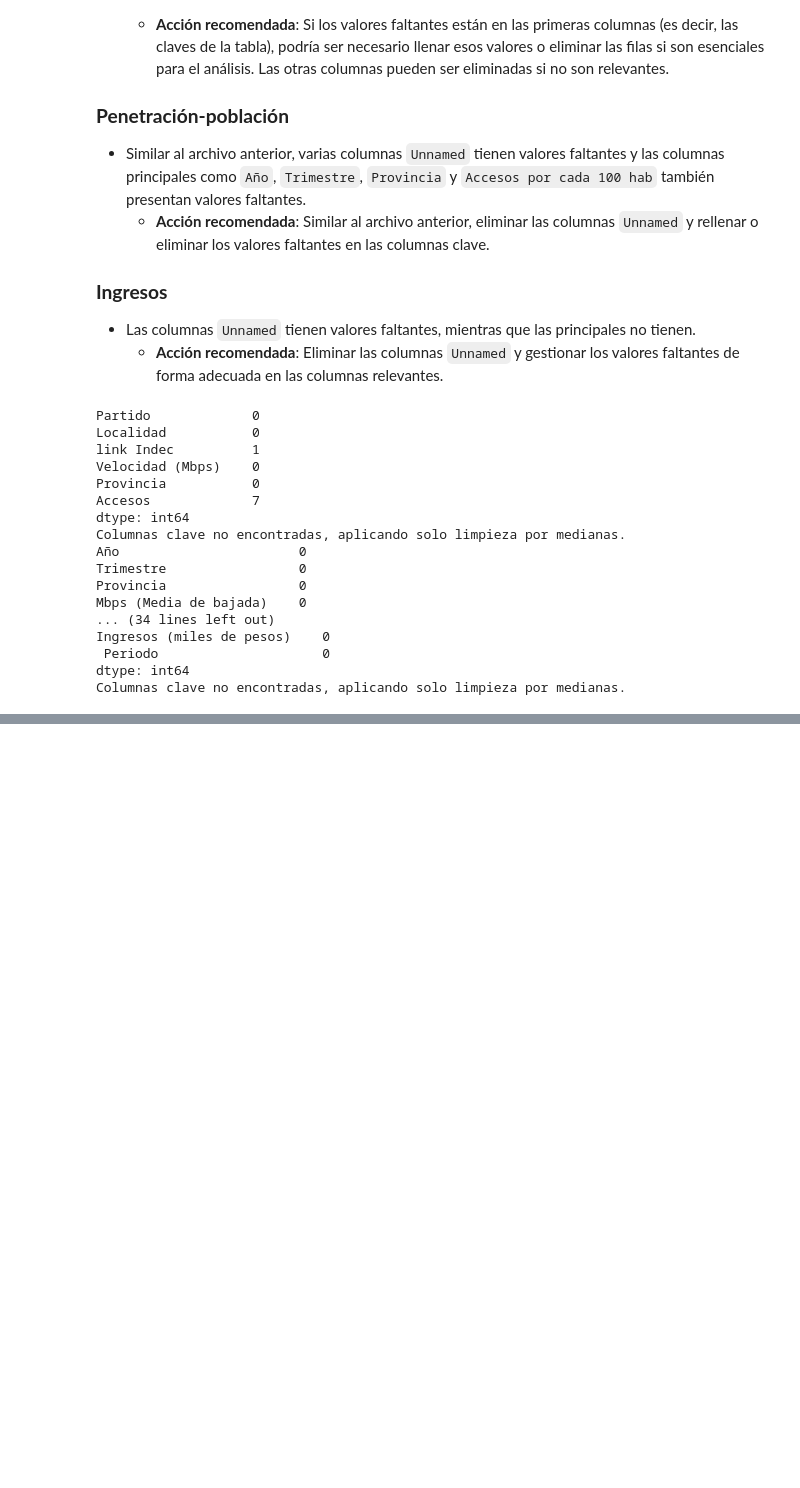
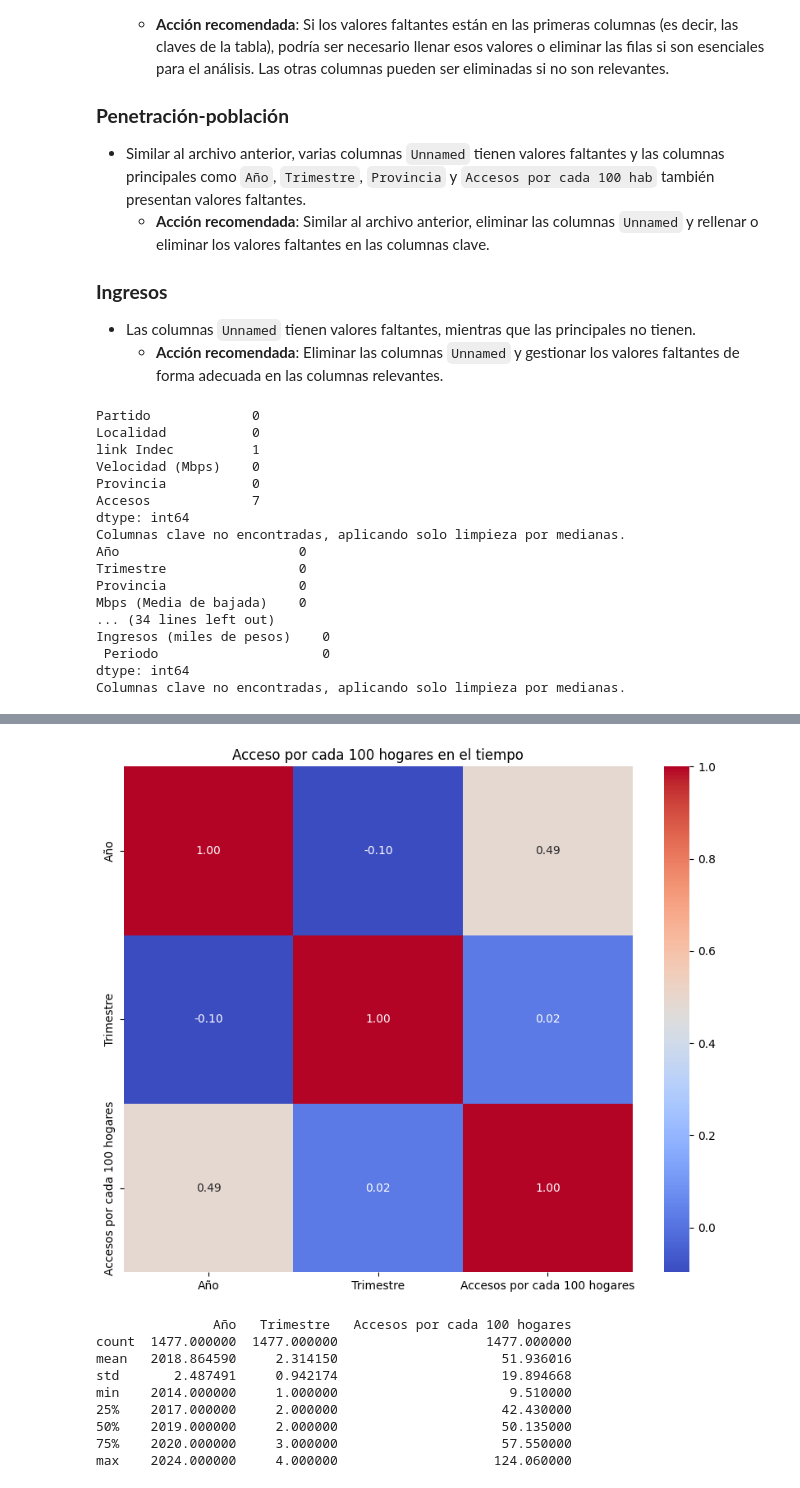
Before and after one commit to The-greenpanter/segundo_Proyecto_Individual, a Jupyter notebook: notebooks/ETL.ipynb, the cells around one changed output, grey strips where cells are left out. Cells and saved outputs as stored; diff of their text form; code cells hidden in the pictures; blank space fills up the shorter version.

```diff
--- a/notebooks/ETL.ipynb
+++ b/notebooks/ETL.ipynb
@@ -183,0 +209,29 @@ ingresos.to_csv(path+'Ingresos_limpio.csv', index=False)
+# %%
+def analizar_correlaciones(df):
+    # Seleccionar solo las columnas numéricas
+    df_numerico = df.select_dtypes(include=['float64', 'int64'])
+
+    # Correlación entre las variables numéricas
+    correlaciones = df_numerico.corr()
+
+    # Mostrar el heatmap de correlaciones
+    plt.figure(figsize=(10, 8))
+    sns.heatmap(correlaciones, annot=True, cmap='coolwarm', fmt='.2f')
+    plt.title('Acceso por cada 100 hogares en el tiempo')
+    plt.show()
+
+# Aplicar análisis de correlaciones
+analizar_correlaciones(penetracionHogares)
+obtener_estadisticas(penetracionHogares)
+visualizar_distribuciones(penetracionHogares)
+# %% [output]
+[figure, added]
+               Año   Trimestre   Accesos por cada 100 hogares
+count  1477.000000  1477.000000                   1477.000000
+mean   2018.864590     2.314150                     51.936016
+std       2.487491     0.942174                     19.894668
+min    2014.000000     1.000000                      9.510000
+25%    2017.000000     2.000000                     42.430000
+50%    2019.000000     2.000000                     50.135000
+75%    2020.000000     3.000000                     57.550000
+max    2024.000000     4.000000                    124.060000
```
Also changed, not shown: parts of 8 cells of this notebook.
